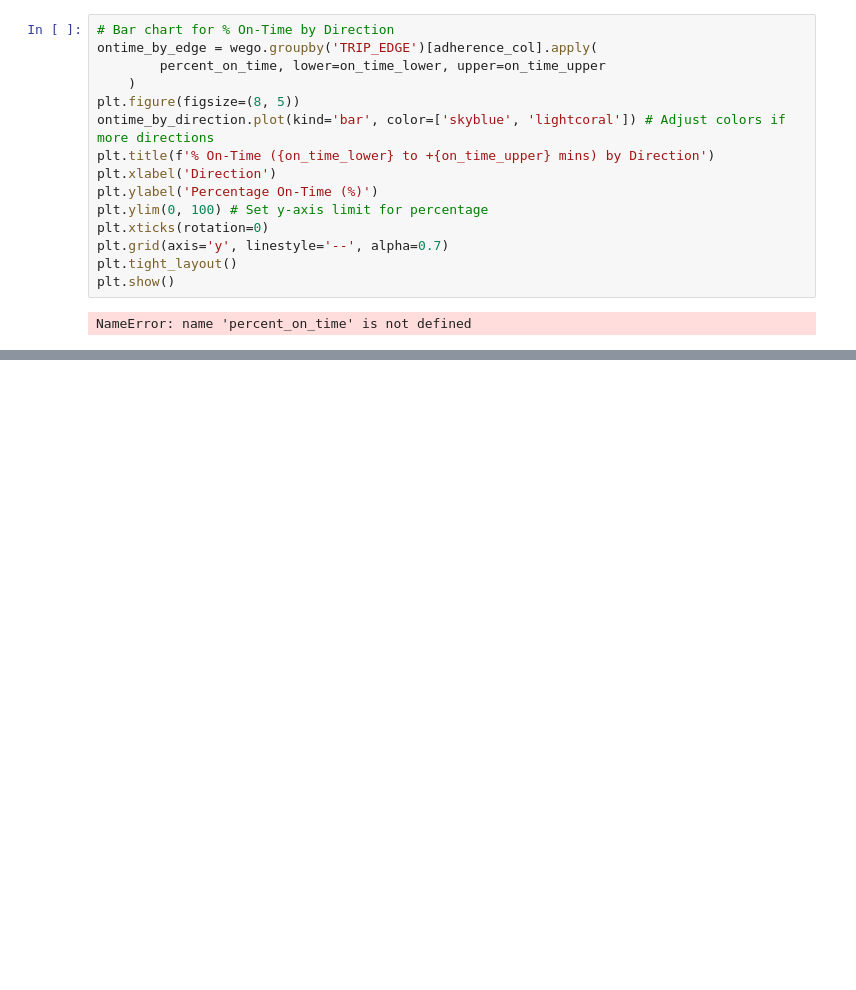
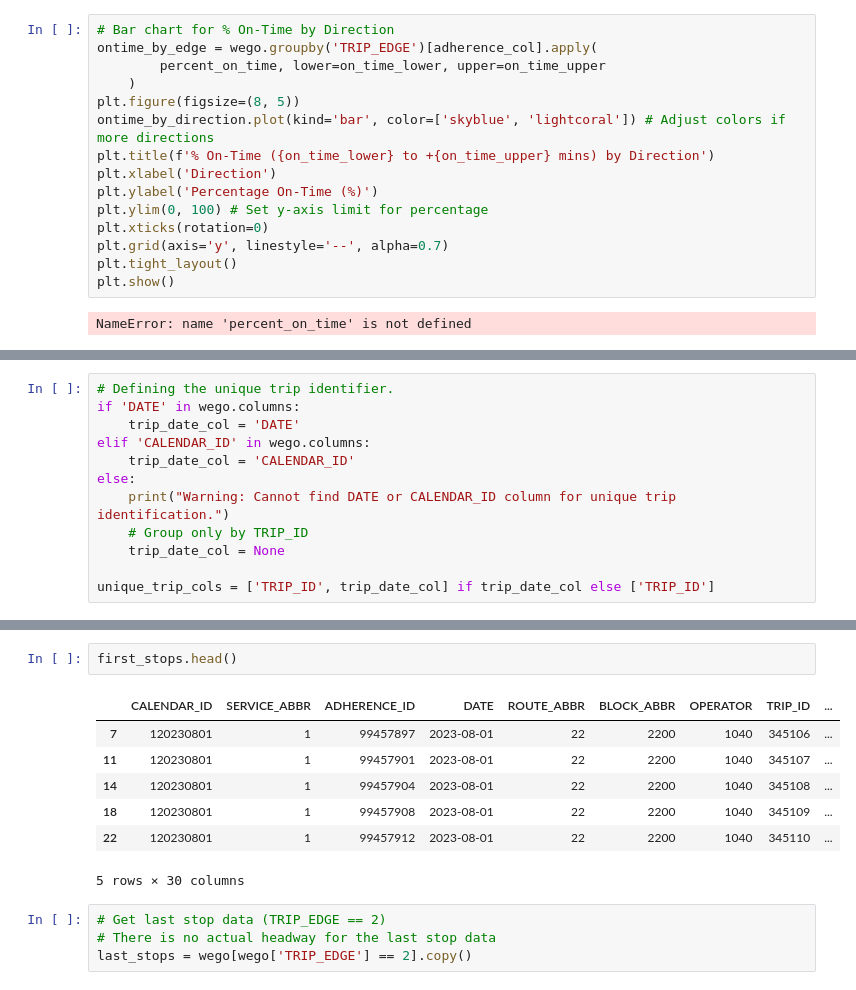
Before and after one commit to NewForce-Cohort-10-Data/wego-git-in-the-room-where-it-happens, a Jupyter notebook: notebooks/WeGo Data Introduction.ipynb, the cells around one changed output, grey strips where cells are left out. Cells and saved outputs as stored; diff of their text form; blank space fills up the shorter version.

```diff
--- a/notebooks/WeGo Data Introduction.ipynb
+++ b/notebooks/WeGo Data Introduction.ipynb
@@ -266,0 +305,12 @@ NameError: name 'percent_on_time' is not defined
+# %%
+# Defining the unique trip identifier.
+if 'DATE' in wego.columns:
+    trip_date_col = 'DATE'
+elif 'CALENDAR_ID' in wego.columns:
+    trip_date_col = 'CALENDAR_ID'
+else:
+    print("Warning: Cannot find DATE or CALENDAR_ID column for unique trip identification.")
+    # Group only by TRIP_ID
+    trip_date_col = None
+
+unique_trip_cols = ['TRIP_ID', trip_date_col] if trip_date_col else ['TRIP_ID']
@@ -266,0 +325,14 @@ NameError: name 'percent_on_time' is not defined
+# %%
+first_stops.head()
+# %% [output]
+|  | CALENDAR_ID | SERVICE_ABBR | ADHERENCE_ID | DATE | ROUTE_ABBR | BLOCK_ABBR | OPERATOR | TRIP_ID | ... |
+| 7 | 120230801 | 1 | 99457897 | 2023-08-01 | 22 | 2200 | 1040 | 345106 | ... |
+| 11 | 120230801 | 1 | 99457901 | 2023-08-01 | 22 | 2200 | 1040 | 345107 | ... |
+| 14 | 120230801 | 1 | 99457904 | 2023-08-01 | 22 | 2200 | 1040 | 345108 | ... |
+| 18 | 120230801 | 1 | 99457908 | 2023-08-01 | 22 | 2200 | 1040 | 345109 | ... |
+| 22 | 120230801 | 1 | 99457912 | 2023-08-01 | 22 | 2200 | 1040 | 345110 | ... |
+5 rows × 30 columns
+# %%
+# Get last stop data (TRIP_EDGE == 2)
+# There is no actual headway for the last stop data
+last_stops = wego[wego['TRIP_EDGE'] == 2].copy()
```
Also changed, not shown: parts of 9 cells of this notebook.
